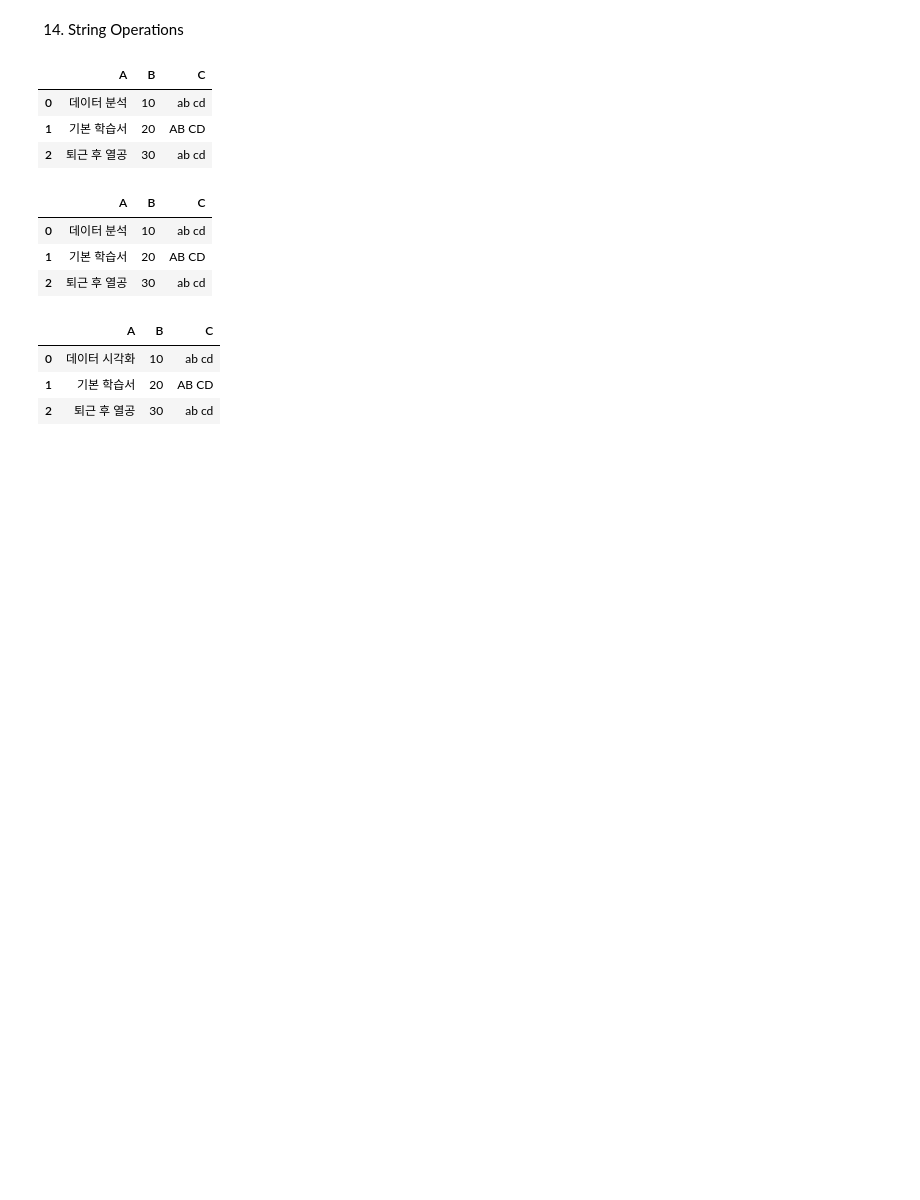
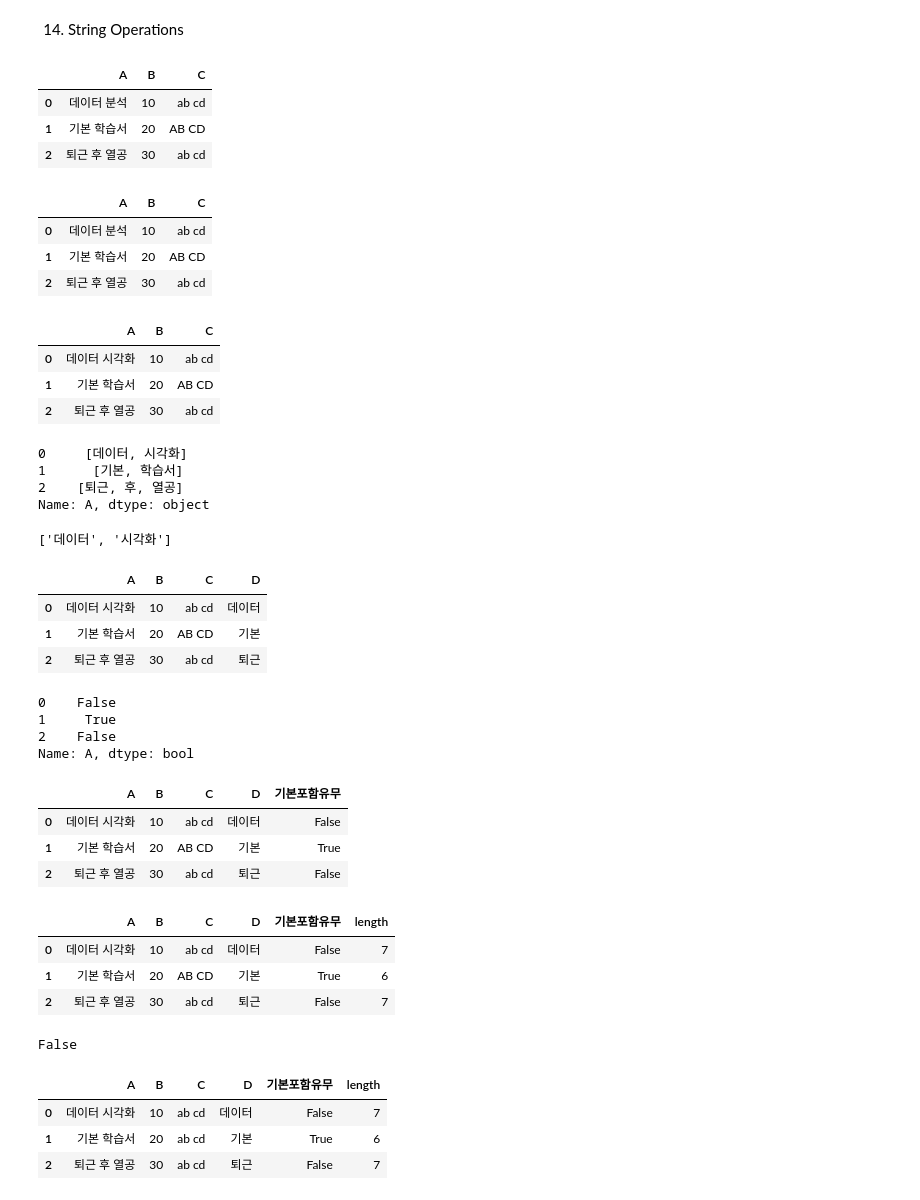
Before and after one commit to jimin3227/BigDataAnalysis, a Jupyter notebook: Part01_작업형1/Chapter02_Pandas.ipynb, the cells around one changed output. Saved outputs shown, nothing was run; the diff lists cells and outputs as text; code cells hidden in the pictures; blank space fills up the shorter version.

```diff
--- a/Part01_작업형1/Chapter02_Pandas.ipynb
+++ b/Part01_작업형1/Chapter02_Pandas.ipynb
@@ -801,3 +801,58 @@ df
 | 0 | 데이터 시각화 | 10 | ab cd |
 | 1 | 기본 학습서 | 20 | AB CD |
 | 2 | 퇴근 후 열공 | 30 | ab cd |
+# %%
+df['A'].str.split()
+# %% [output]
+0     [데이터, 시각화]
+1      [기본, 학습서]
+2    [퇴근, 후, 열공]
+Name: A, dtype: object
+# %%
+df['A'].str.split()[0] # choose a specific row
+# %% [output]
+['데이터', '시각화']
+# %%
+df['D']=df['A'].str.split().str[0]
+df
+# %% [output]
+|  | A | B | C | D |
+| 0 | 데이터 시각화 | 10 | ab cd | 데이터 |
+| 1 | 기본 학습서 | 20 | AB CD | 기본 |
+| 2 | 퇴근 후 열공 | 30 | ab cd | 퇴근 |
+# %%
+# str.contains() checks if a substring exists in a string
+df["A"].str.contains('기본')
+# %% [output]
+0    False
+1     True
+2    False
+Name: A, dtype: bool
+# %%
+df['기본포함유무']=df['A'].str.contains('기본')
+df
+# %% [output]
+|  | A | B | C | D | 기본포함유무 |
+| 0 | 데이터 시각화 | 10 | ab cd | 데이터 | False |
+| 1 | 기본 학습서 | 20 | AB CD | 기본 | True |
+| 2 | 퇴근 후 열공 | 30 | ab cd | 퇴근 | False |
+# %%
+df['length']=df['A'].str.len()
+df
+# %% [output]
+|  | A | B | C | D | 기본포함유무 | length |
+| 0 | 데이터 시각화 | 10 | ab cd | 데이터 | False | 7 |
+| 1 | 기본 학습서 | 20 | AB CD | 기본 | True | 6 |
+| 2 | 퇴근 후 열공 | 30 | ab cd | 퇴근 | False | 7 |
+# %%
+'AB cd' == 'ab cd' # python is case-sensitive
+# %% [output]
+False
+# %%
+df['C']=df['C'].str.lower()
+df
+# %% [output]
+|  | A | B | C | D | 기본포함유무 | length |
+| 0 | 데이터 시각화 | 10 | ab cd | 데이터 | False | 7 |
+| 1 | 기본 학습서 | 20 | ab cd | 기본 | True | 6 |
+| 2 | 퇴근 후 열공 | 30 | ab cd | 퇴근 | False | 7 |
```
Also changed, not shown: parts of 21 cells of this notebook.
